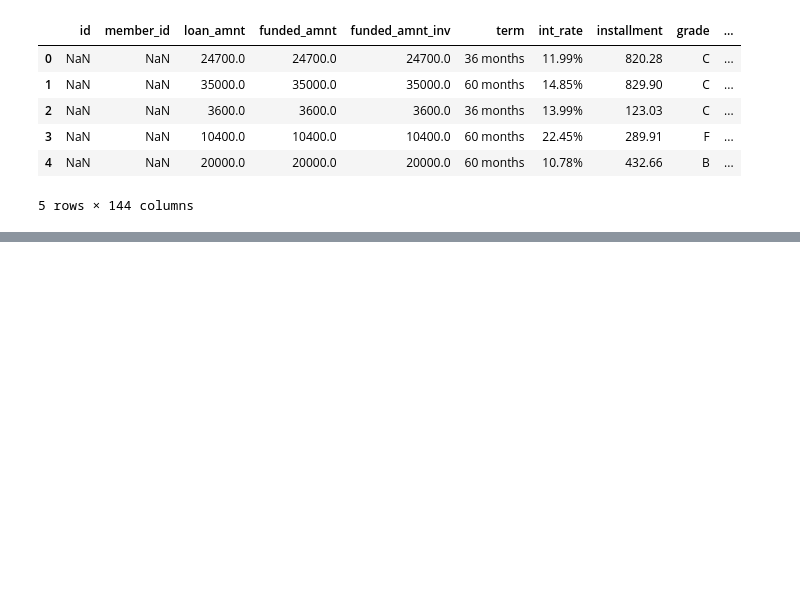
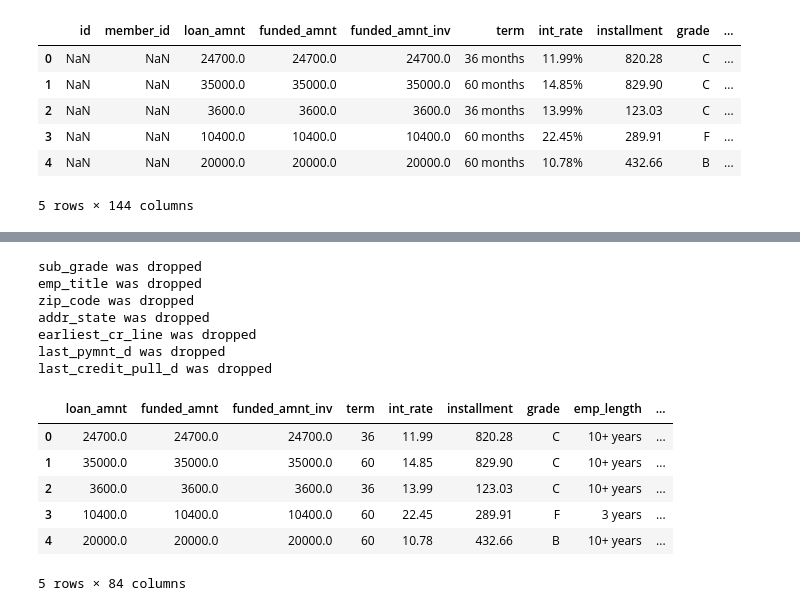
Before and after one commit to leeorn/Thinkful, a Jupyter notebook: Bootcamp/Unit 3/Lesson2/Random forest challenge.ipynb, the cells around one changed output, grey strips where cells are left out. Drawn from its saved outputs; the diff is of its cells as text; code cells hidden in the pictures; blank space fills up the shorter version.

```diff
--- a/Bootcamp/Unit 3/Lesson2/Random forest challenge.ipynb
+++ b/Bootcamp/Unit 3/Lesson2/Random forest challenge.ipynb
@@ -49,6 +46,0 @@ loan_df.head()
-# %%
-for col in loan_df:
-#     print(loan_df[col].nunique() )
-    print("column {} has these unique values:\n{}".format(col, loan_df[col].unique()))
-    if(loan_df[col].isnull().sum() > 0):
-        print("there are {} NaN values here\n".format(loan_df[col].isnull().sum()))
@@ -83,4 +46,0 @@ loan_df.tail()
-# %%
-# removing the last 4 rows where the entire row is NaN
-loan_df = loan_df[:421095]
-loan_df.tail()
@@ -105,7 +47,6 @@ Which is 10.222633847469098% of the total dataset
 # %%
-# I will drop all the NaN row, since we have enough data also without it.
-print("Before dropping there are % d rows" % len(loan_df))
-loan_df.dropna(inplace=True)
-print("After dropping there are % d rows" % len(loan_df))
-loan_df.head()
+# remove rows with all values = NaN
+print("Before dropping rows", loan_df.shape)
+loan_df.dropna(how='all', inplace=True)
+print("After dropping rows", loan_df.shape)
 # %% [output]
@@ -120,0 +101,31 @@ After dropping there are  379318 rows
+# %%
+# from above, it looks like 'int_rate' and 'revol_util' can be change to numeric. the rest will be removed.
+loan_df['int_rate'] = pd.to_numeric(loan_df['int_rate'].str.strip('%'))
+loan_df['revol_util'] = pd.to_numeric(loan_df['revol_util'].str.strip('%'))
+
+# make 'term' also numeric
+loan_df['term'] = pd.to_numeric(loan_df['term'].str.strip('months'))
+# %%
+# drop categorical columns with more than 30 unique values
+categorical = loan_df.select_dtypes(include=['object'])
+for col in categorical:
+    if(loan_df[col].nunique() > 30):
+        print("{} was dropped".format(col))
+        loan_df.drop(columns=col, inplace=True)
+
+loan_df.head()
+# %% [output]
+sub_grade was dropped
+emp_title was dropped
+zip_code was dropped
+addr_state was dropped
+earliest_cr_line was dropped
+last_pymnt_d was dropped
+last_credit_pull_d was dropped
+|  | loan_amnt | funded_amnt | funded_amnt_inv | term | int_rate | installment | grade | emp_length | ... |
+| 0 | 24700.0 | 24700.0 | 24700.0 | 36 | 11.99 | 820.28 | C | 10+ years | ... |
+| 1 | 35000.0 | 35000.0 | 35000.0 | 60 | 14.85 | 829.90 | C | 10+ years | ... |
+| 2 | 3600.0 | 3600.0 | 3600.0 | 36 | 13.99 | 123.03 | C | 10+ years | ... |
+| 3 | 10400.0 | 10400.0 | 10400.0 | 60 | 22.45 | 289.91 | F | 3 years | ... |
+| 4 | 20000.0 | 20000.0 | 20000.0 | 60 | 10.78 | 432.66 | B | 10+ years | ... |
+5 rows × 84 columns
```
Also changed, not shown: parts of 16 cells of this notebook.
